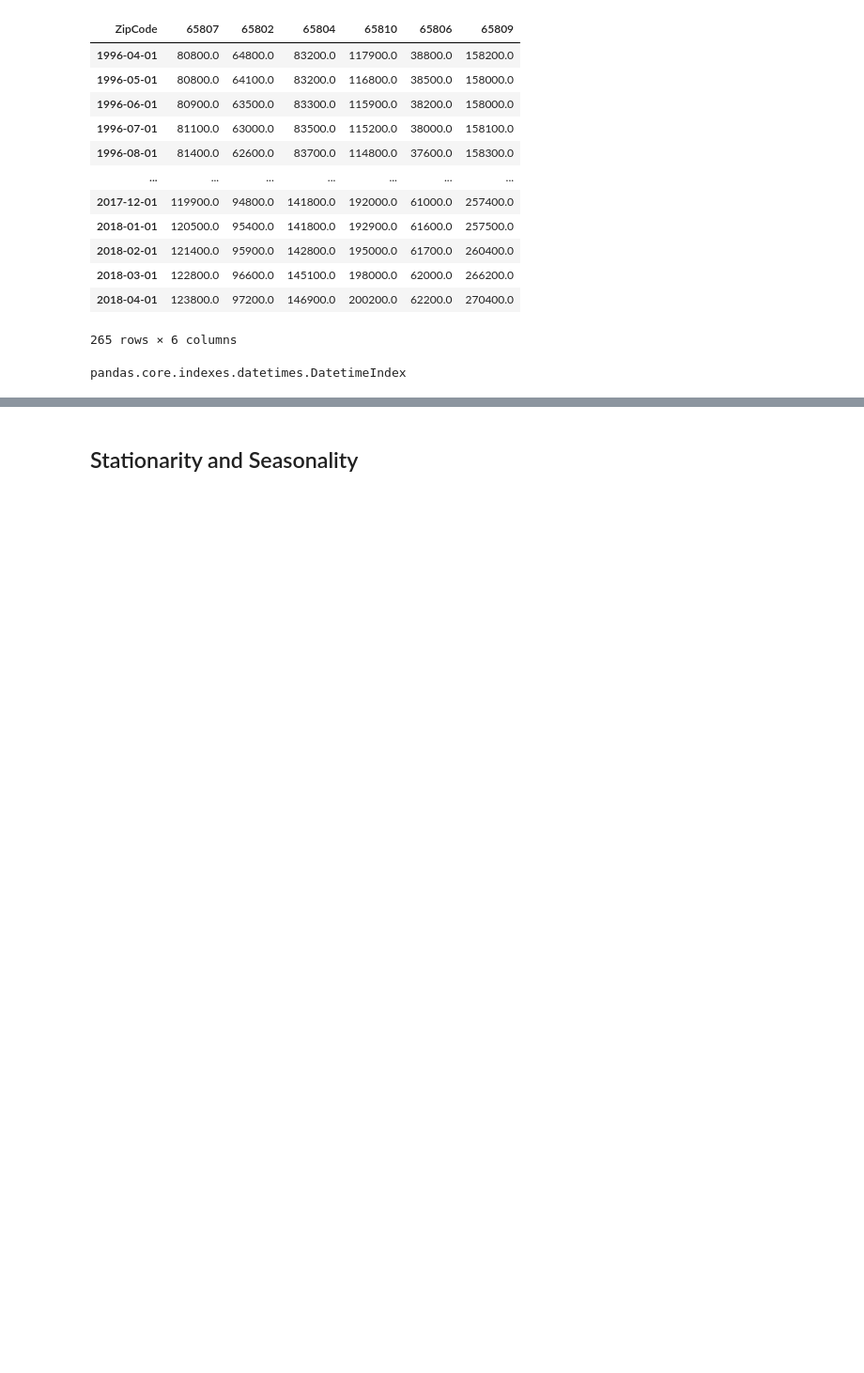
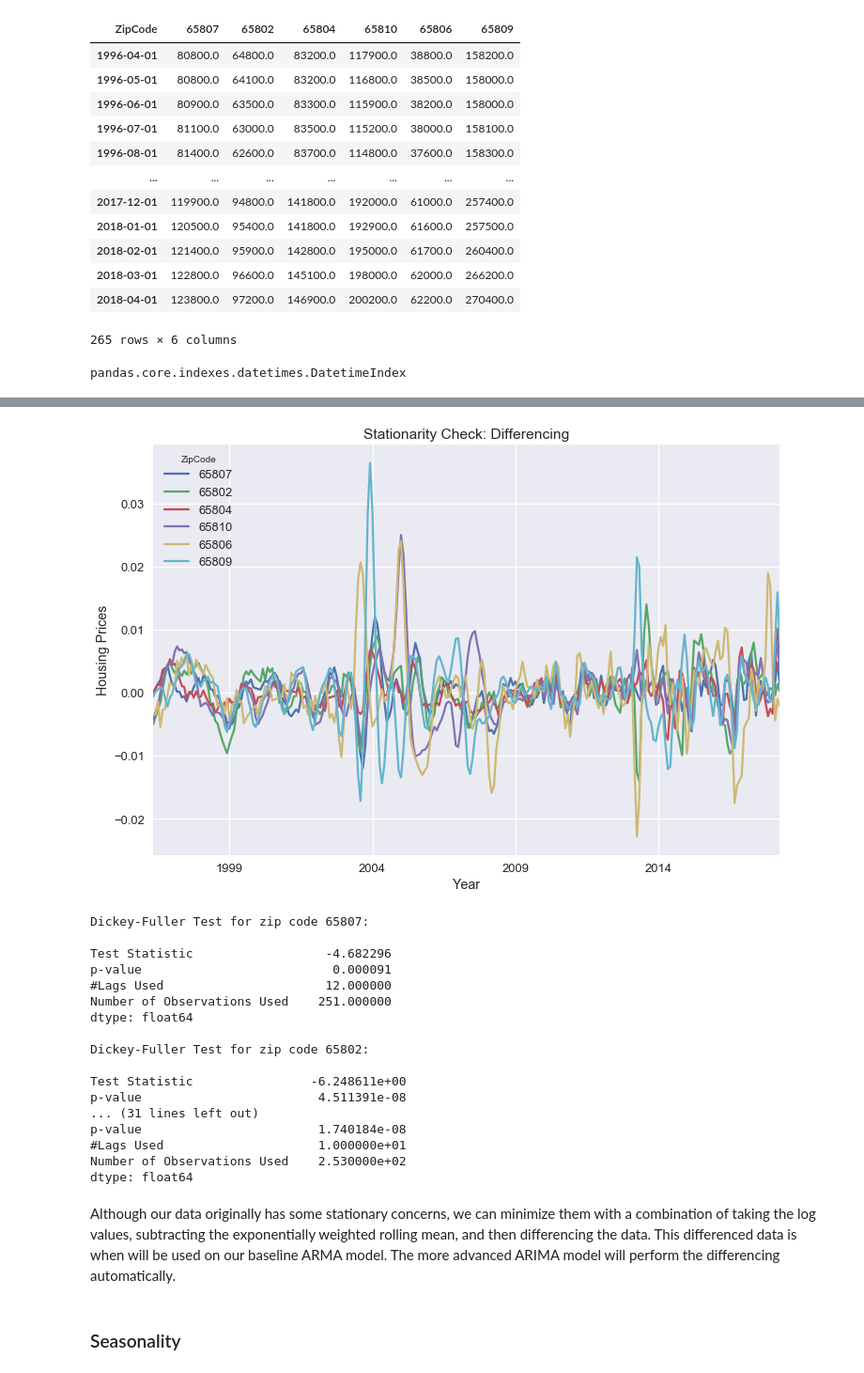
Before and after one commit to tjkim614/springfield_housing_analysis, a Jupyter notebook: 1-Exploratory-Data-Analysis.ipynb, the cells around one changed output, grey strips where cells are left out. Shown at 94% size. Drawn from its saved outputs; the diff is of its cells as text; code cells hidden in the pictures; blank space fills up the shorter version.

```diff
--- a/1-Exploratory-Data-Analysis.ipynb
+++ b/1-Exploratory-Data-Analysis.ipynb
@@ -141,2 +200,26 @@ plt.show()
+# %%
+springfield_diff = (springfield_log-springfield_ewrm).diff(periods=1).dropna()
+stationarity_check(springfield_diff, 'Stationarity Check: Differencing', 'stationarity-check-diff')
+# %% [output]
+[figure, added]
+Dickey-Fuller Test for zip code 65807:
+
+Test Statistic                  -4.682296
+p-value                          0.000091
+#Lags Used                      12.000000
+Number of Observations Used    251.000000
+dtype: float64
+
+Dickey-Fuller Test for zip code 65802:
+
+Test Statistic                -6.248611e+00
+p-value                        4.511391e-08
+... (31 lines left out)
+p-value                        1.740184e-08
+#Lags Used                     1.000000e+01
+Number of Observations Used    2.530000e+02
+dtype: float64
+# %% [markdown]
+Although our data originally has some stationary concerns, we can minimize them with a combination of taking the log values, subtracting the exponentially weighted rolling mean, and then differencing the data. This differenced data is when will be used on our baseline ARMA model. The more advanced ARIMA model will perform the differencing automatically.
 # %% [markdown]
-## Stationarity and Seasonality
+### Seasonality
```
Also changed, not shown: parts of 24 cells of this notebook, 12 other files.
